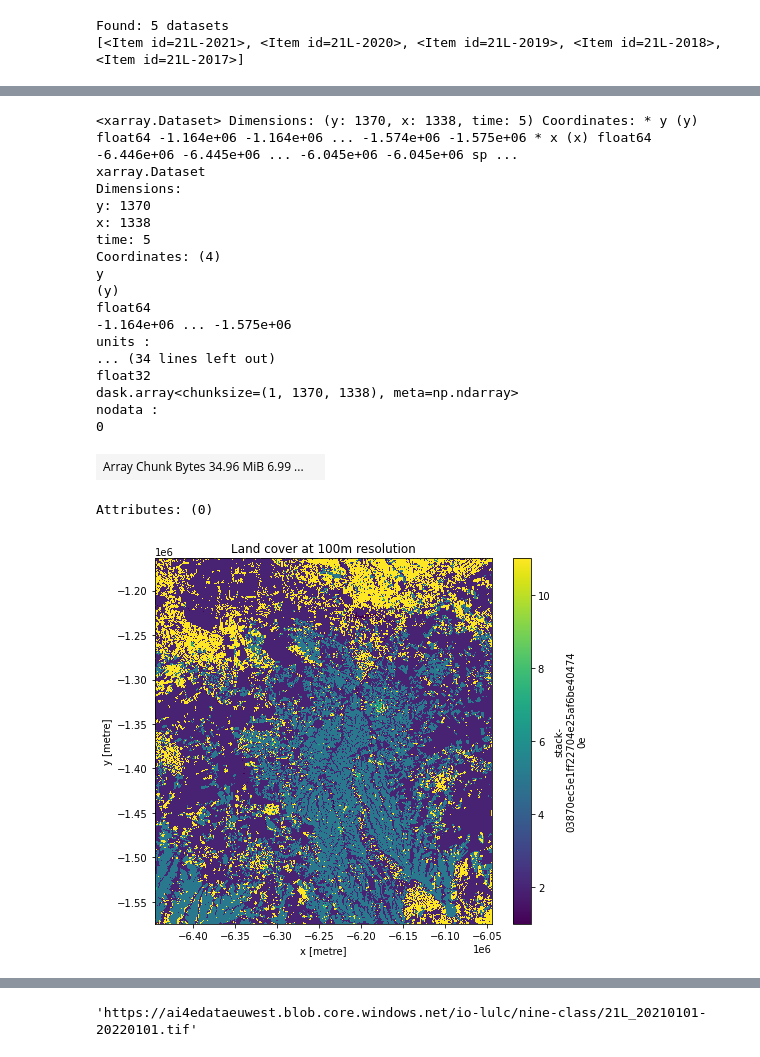
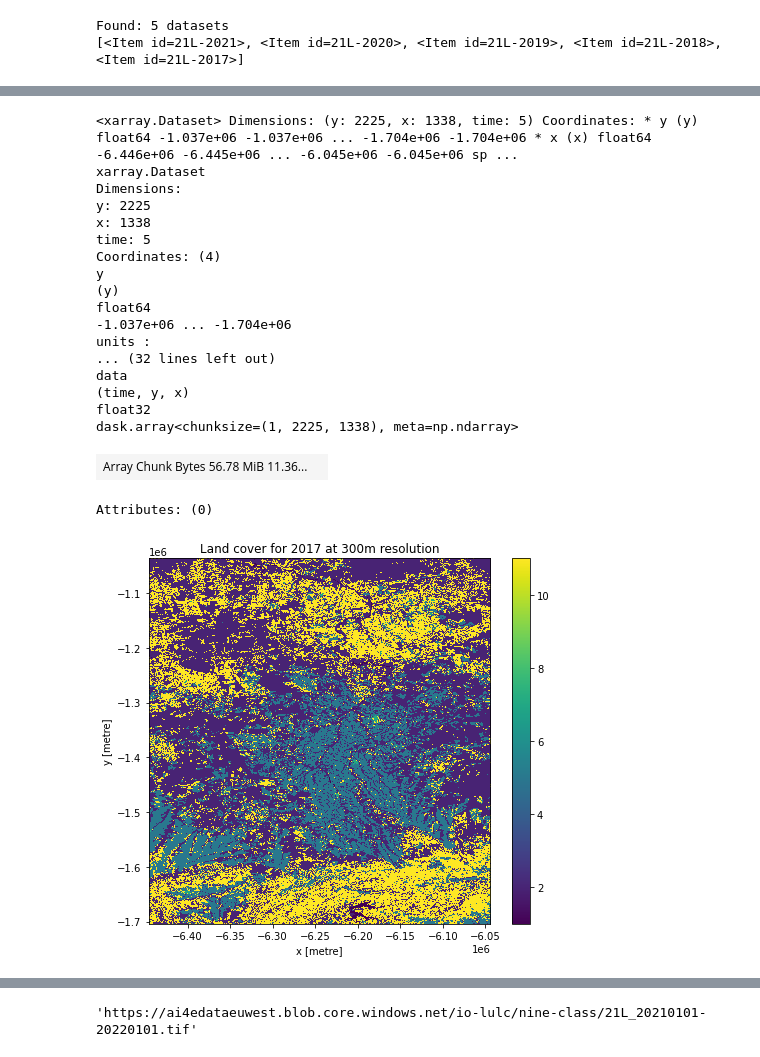
Before and after one commit to eds-book-gallery/b128b282-dee7-44a7-bc21-f1fd21452a83, a Jupyter notebook: general-exploration-landcover.ipynb, the cells around one changed output, grey strips where cells are left out. Cells and saved outputs as stored; diff of their text form; code cells hidden in the pictures.

```diff
--- a/general-exploration-landcover.ipynb
+++ b/general-exploration-landcover.ipynb
@@ -91,5 +88,6 @@ x, y = (-56.1, -12.2)  #area in NE MT (need a large enough area for zonal aggreg
 
 #define a square bounding box for the study area
 km2deg = 1.0 / 111
-r = 200 * km2deg
-study_bbox = (x - r, y - r, x + r, y + r)
+xd = 200 * km2deg
+yd = 325 * km2deg
+study_bbox = (x - xd, y - yd, x + xd, y + yd)
@@ -167,6 +167,9 @@ plt.show()
 # %%
-crs = "epsg:3857"   #https://epsg.io/3857 Geographic crs, units are m
+SMepsg = 3857  #https://epsg.io/3857 Geographic crs, units are m
 
+SMepsg_str = "epsg:{0}".format(SMepsg)
+
+datares = 300
 #https://odc-stac.readthedocs.io/en/latest/_api/odc.stac.load.html
 lc100 = odc.stac.load(
     items,             #load the items from our query above
@@ -174,44 +177,44 @@ lc100 = odc.stac.load(
     chunks={},         #use Dask to speed loading
     #next lines load study area at 100m resolution
     #without these entire image is returned at original resolution (10m)
-    crs=crs,           #specify the desired crs
-    resolution=300,    #specify the desired spatial resolution (units as per crs)
+    crs=SMepsg_str,    #specify the desired crs
+    resolution=datares,    #specify the desired spatial resolution (units as per crs)
     bbox=study_bbox,    #specify bounding box in Lon/Lat (ignores crs units, use x,y to use crs units)
     resampling="mode"  #ensure sensible type for categorical data (options seem to be as for datacube.Datacube.load)
 )
 lc100
 # %% [output]
-<xarray.Dataset> Dimensions: (y: 1370, x: 1338, time: 5) Coordinates: * y (y) float64 -1.164e+06 -1.164e+06 ... -1.574e+06 -1.575e+06 * x (x) float64 -6.446e+06 -6.445e+06 ... -6.045e+06 -6.045e+06 sp ...
+<xarray.Dataset> Dimensions: (y: 2225, x: 1338, time: 5) Coordinates: * y (y) float64 -1.037e+06 -1.037e+06 ... -1.704e+06 -1.704e+06 * x (x) float64 -6.446e+06 -6.445e+06 ... -6.045e+06 -6.045e+06 sp ...
 xarray.Dataset
 Dimensions:
-y: 1370
+y: 2225
 x: 1338
 time: 5
 Coordinates: (4)
 y
 (y)
 float64
--1.164e+06 ... -1.575e+06
+-1.037e+06 ... -1.704e+06
 units :
-... (34 lines left out)
+... (32 lines left out)
+data
+(time, y, x)
 float32
-dask.array<chunksize=(1, 1370, 1338), meta=np.ndarray>
-nodata :
-0
+dask.array<chunksize=(1, 2225, 1338), meta=np.ndarray>
-| Array Chunk Bytes 34.96 MiB 6.99 ... |  |
+| Array Chunk Bytes 56.78 MiB 11.36... |  |
 Attributes: (0)
 # %%
-ts=0  #which year layer
-lc100.isel(time=ts).to_array("band").plot.imshow(
+ts='2017'  #which year layer
+lc100.sel(time=ts).isel(time=0).to_array("band").plot.imshow(
         col="band",
         size=6
     )
 
 #plt.title("Land cover for {0}".format(lc100["time"][ts].values.astype('datetime64[D]')))   #https://stackoverflow.com/a/26895491
-plt.title("Land cover at 100m resolution")
+plt.title("Land cover for {0} at {1}m resolution".format(ts, datares))
 plt.show()
 # %% [output]
-[figure, old version]
+[figure, new version]
 # %%
 lc100['data'].plot(row="time", size=4)
 plt.show()
```
Also changed, not shown: parts of 56 cells of this notebook.
